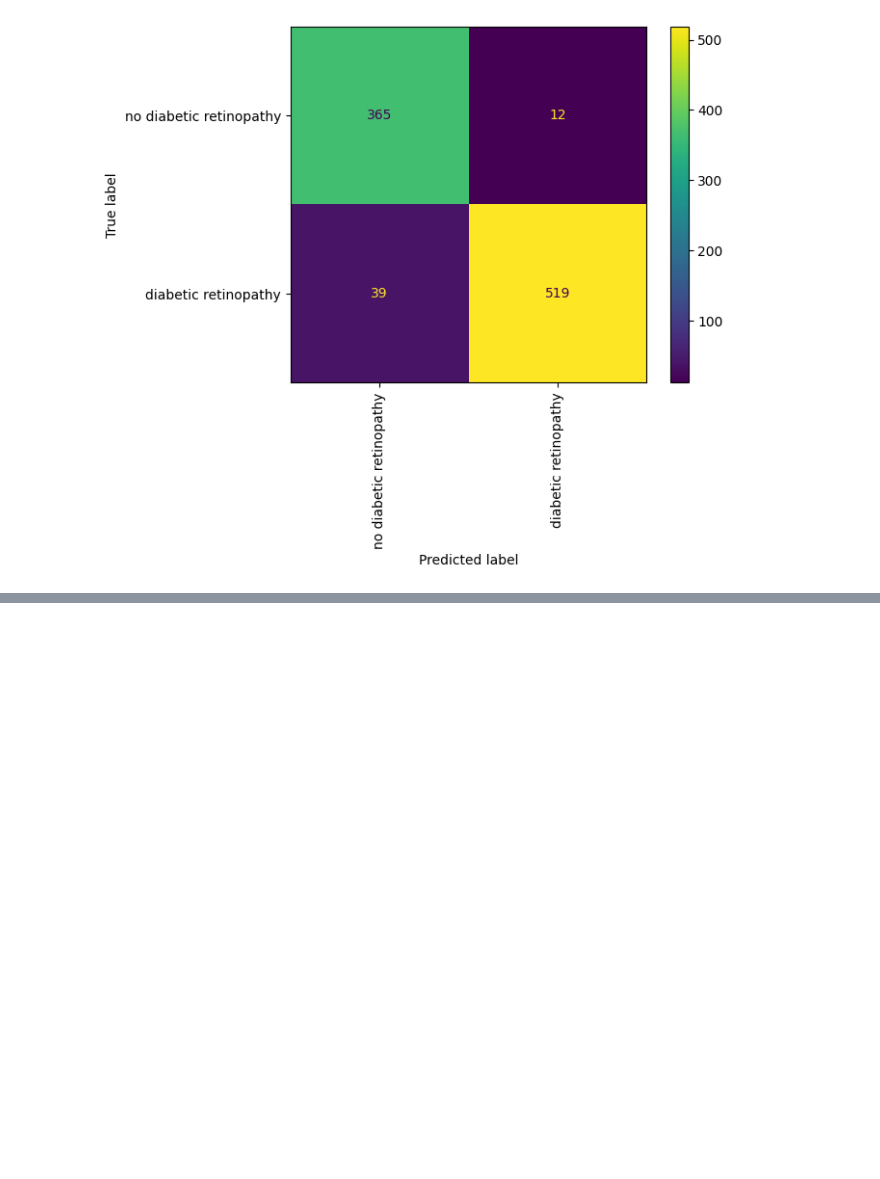
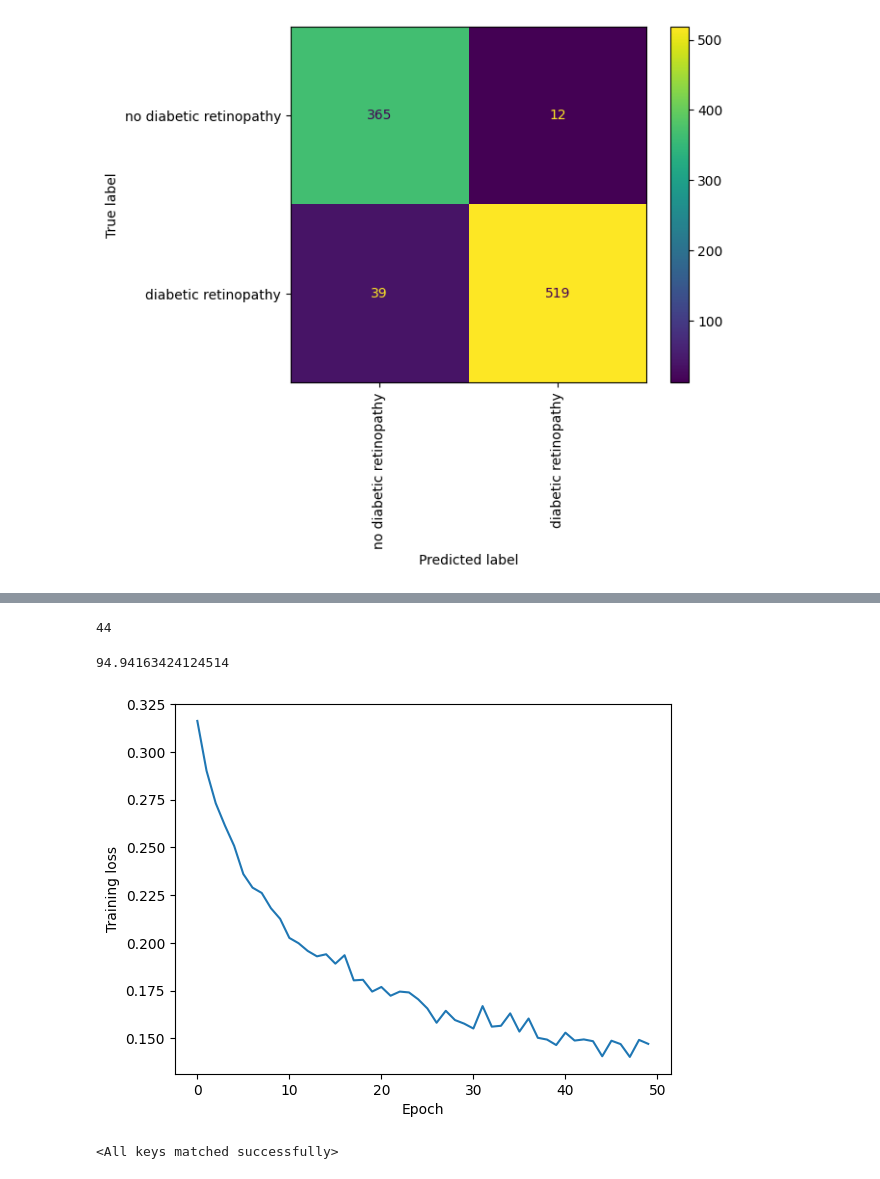
Before and after one commit to WojciechMojsiejuk/Advancing-AI-Driven-Oculomics, a Jupyter notebook: CLIP_Solution.ipynb, the cells around one changed output, grey strips where cells are left out. Cells and saved outputs as stored; diff of their text form; code cells hidden in the pictures; blank space fills up the shorter version.

Commit message:
update clip + requirements

```diff
--- a/CLIP_Solution.ipynb
+++ b/CLIP_Solution.ipynb
@@ -876,0 +1188,20 @@ plt.show()
+# %%
+i=np.argmax(val_acc_arr)
+print(i)
+# %% [output]
+44
+# %%
+val_acc_arr[i]
+# %% [output]
+94.94163424124514
+# %%
+plt.plot(loss_arr)
+plt.xlabel('Epoch')
+plt.ylabel('Training loss')
+plt.show()
+# %% [output]
+[figure, added]
+# %%
+model_ft.load_state_dict(torch.load('bin_clip_44.pth', weights_only=True))
+# %% [output]
+<All keys matched successfully>
```
Also changed, not shown: parts of 37 cells of this notebook, 2 other files.
